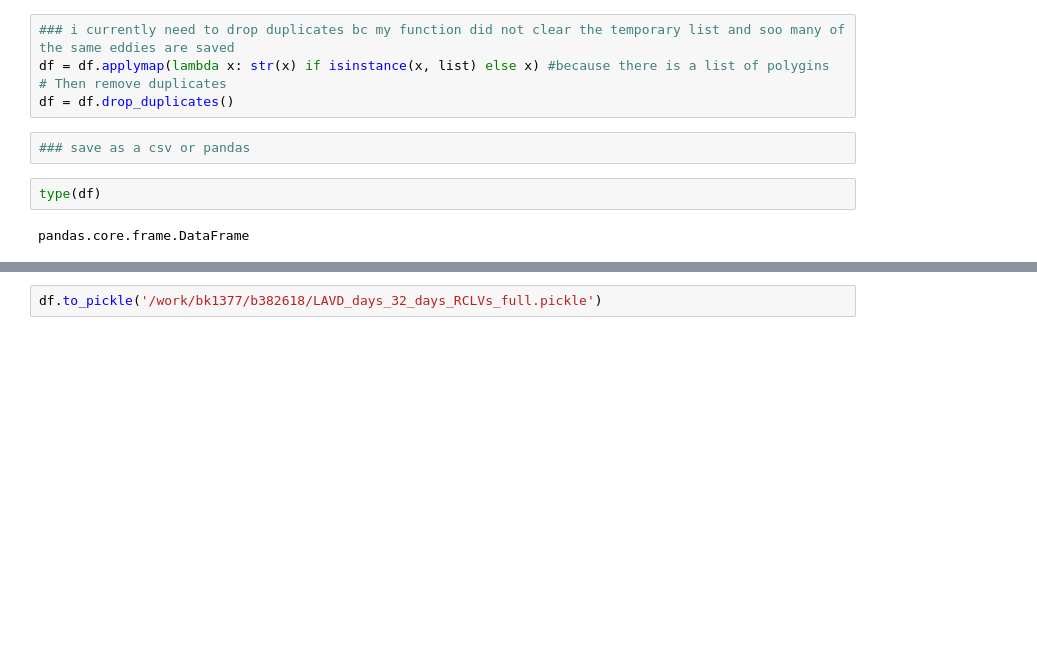
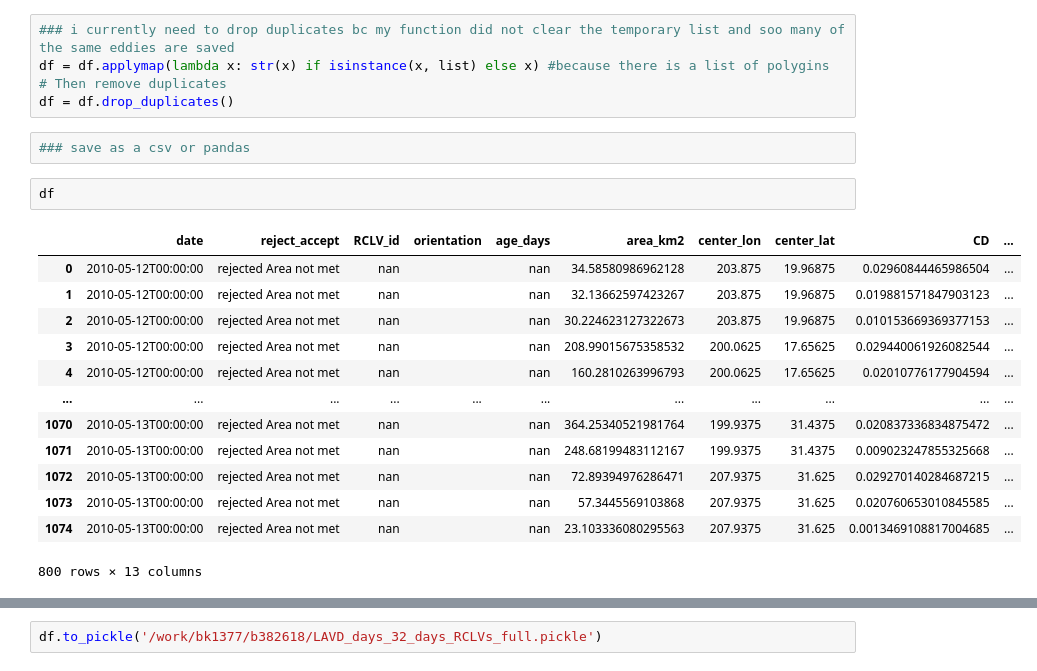
Before and after one commit to berzinastella/RCLVatlas_stella, a Jupyter notebook: coherence_lifetime_functions.ipynb, the cells around one changed output, grey strips where cells are left out. Saved outputs shown, nothing was run; the diff lists cells and outputs as text; blank space fills up the shorter version.

```diff
--- a/coherence_lifetime_functions.ipynb
+++ b/coherence_lifetime_functions.ipynb
@@ -417,6 +678,18 @@ df = df.drop_duplicates()
 # %%
 ### save as a csv or pandas
 # %%
-type(df)
+df
 # %% [output]
+|  | date | reject_accept | RCLV_id | orientation | age_days | area_km2 | center_lon | center_lat | CD | ... |
+| 0 | 2010-05-12T00:00:00 | rejected Area not met | nan |  | nan | 34.58580986962128 | 203.875 | 19.96875 | 0.02960844465986504 | ... |
+| 1 | 2010-05-12T00:00:00 | rejected Area not met | nan |  | nan | 32.13662597423267 | 203.875 | 19.96875 | 0.019881571847903123 | ... |
+| 2 | 2010-05-12T00:00:00 | rejected Area not met | nan |  | nan | 30.224623127322673 | 203.875 | 19.96875 | 0.010153669369377153 | ... |
+| 3 | 2010-05-12T00:00:00 | rejected Area not met | nan |  | nan | 208.99015675358532 | 200.0625 | 17.65625 | 0.029440061926082544 | ... |
+| 4 | 2010-05-12T00:00:00 | rejected Area not met | nan |  | nan | 160.2810263996793 | 200.0625 | 17.65625 | 0.02010776177904594 | ... |
+| ... | ... | ... | ... | ... | ... | ... | ... | ... | ... | ... |
+| 1070 | 2010-05-13T00:00:00 | rejected Area not met | nan |  | nan | 364.25340521981764 | 199.9375 | 31.4375 | 0.020837336834875472 | ... |
+| 1071 | 2010-05-13T00:00:00 | rejected Area not met | nan |  | nan | 248.68199483112167 | 199.9375 | 31.4375 | 0.009023247855325668 | ... |
+| 1072 | 2010-05-13T00:00:00 | rejected Area not met | nan |  | nan | 72.89394976286471 | 207.9375 | 31.625 | 0.029270140284687215 | ... |
+| 1073 | 2010-05-13T00:00:00 | rejected Area not met | nan |  | nan | 57.3445569103868 | 207.9375 | 31.625 | 0.020760653010845585 | ... |
+| 1074 | 2010-05-13T00:00:00 | rejected Area not met | nan |  | nan | 23.103336080295563 | 207.9375 | 31.625 | 0.0013469108817004685 | ... |
-pandas.core.frame.DataFrame
+800 rows × 13 columns
```
Also changed, not shown: parts of 29 cells of this notebook.
